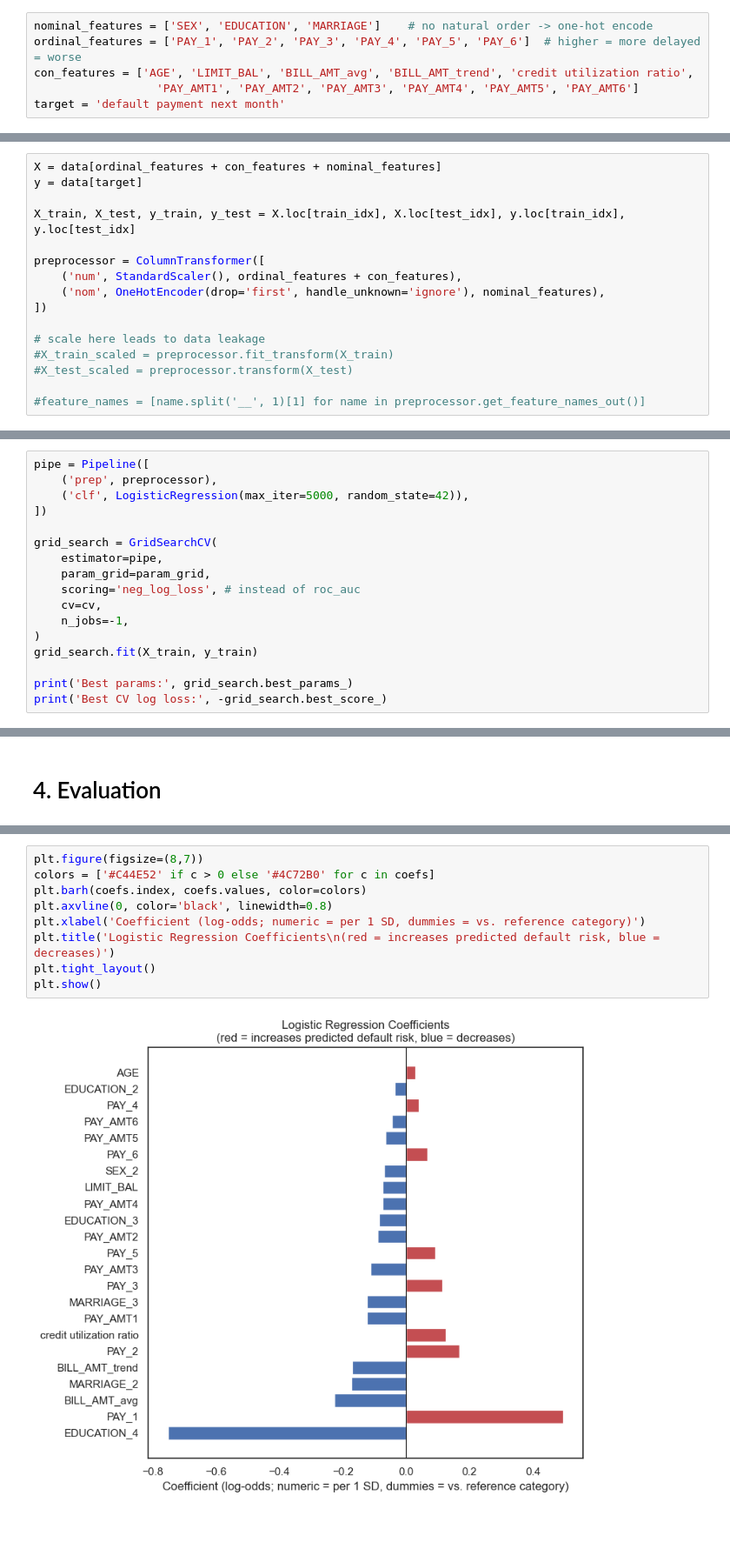
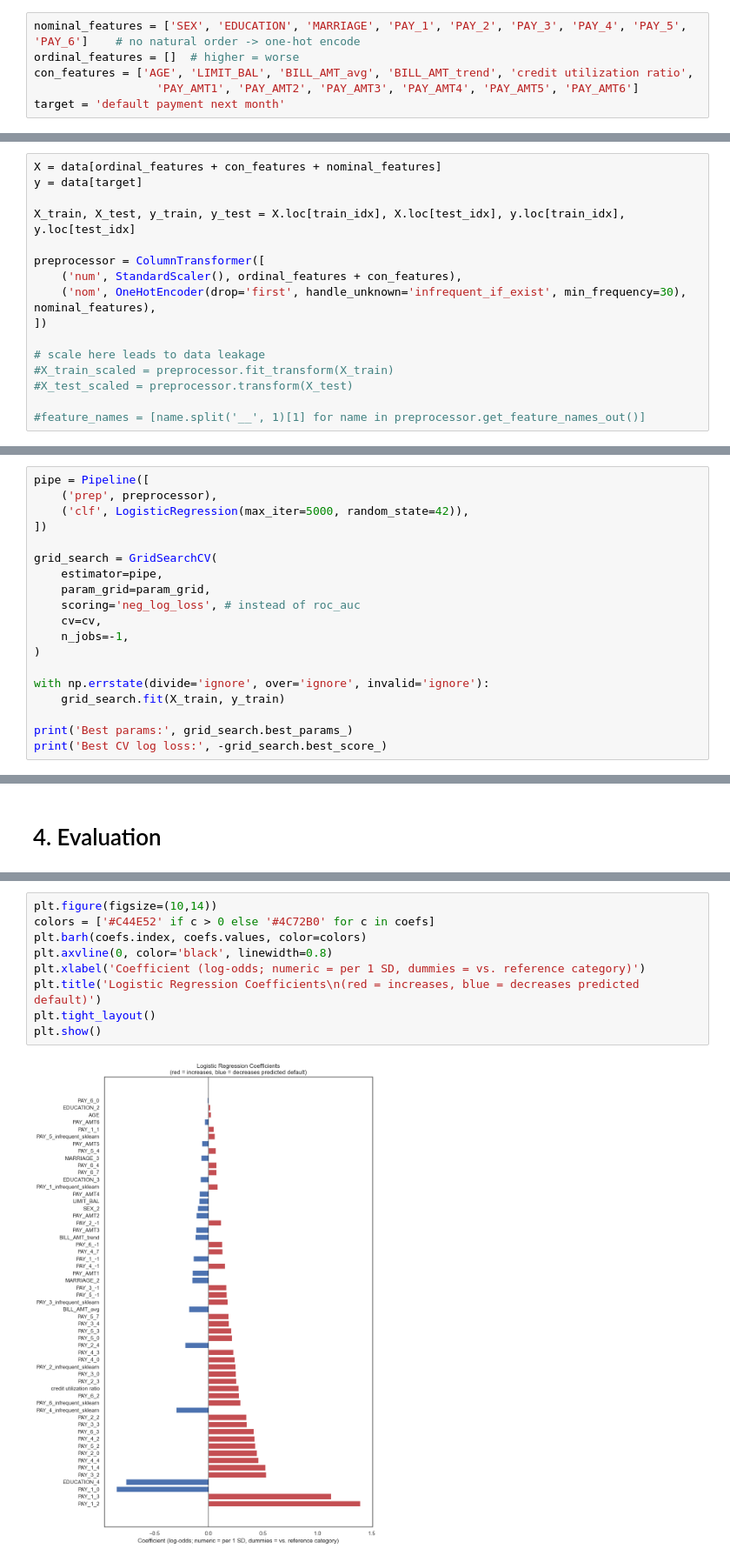
Before and after one commit to nh-nhathoang/default-of-credit-card-clients, a Jupyter notebook: logistic_regression.ipynb, the cells around one changed output, grey strips where cells are left out. Shown at 87% size. Cells and saved outputs as stored; diff of their text form; blank space fills up the shorter version.

```diff
--- a/logistic_regression.ipynb
+++ b/logistic_regression.ipynb
@@ -35,8 +38,8 @@ data
 # %% [markdown]
 # 2. Feature Engineering
 # %%
-nominal_features = ['SEX', 'EDUCATION', 'MARRIAGE']    # no natural order -> one-hot encode
-ordinal_features = ['PAY_1', 'PAY_2', 'PAY_3', 'PAY_4', 'PAY_5', 'PAY_6']  # higher = more delayed = worse
+nominal_features = ['SEX', 'EDUCATION', 'MARRIAGE', 'PAY_1', 'PAY_2', 'PAY_3', 'PAY_4', 'PAY_5', 'PAY_6']    # no natural order -> one-hot encode
+ordinal_features = []  # higher = worse
 con_features = ['AGE', 'LIMIT_BAL', 'BILL_AMT_avg', 'BILL_AMT_trend', 'credit utilization ratio',
                   'PAY_AMT1', 'PAY_AMT2', 'PAY_AMT3', 'PAY_AMT4', 'PAY_AMT5', 'PAY_AMT6']
 target = 'default payment next month'
@@ -115,7 +118,7 @@ X_train, X_test, y_train, y_test = X.loc[train_idx], X.loc[test_idx], y.loc[trai
 
 preprocessor = ColumnTransformer([
     ('num', StandardScaler(), ordinal_features + con_features),
-    ('nom', OneHotEncoder(drop='first', handle_unknown='ignore'), nominal_features),
+    ('nom', OneHotEncoder(drop='first', handle_unknown='infrequent_if_exist', min_frequency=30), nominal_features),
 ])
 
 # scale here leads to data leakage
@@ -148,7 +151,9 @@ grid_search = GridSearchCV(
     cv=cv,
     n_jobs=-1,
 )
-grid_search.fit(X_train, y_train)
+
+with np.errstate(divide='ignore', over='ignore', invalid='ignore'):
+    grid_search.fit(X_train, y_train)
 
 print('Best params:', grid_search.best_params_)
 print('Best CV log loss:', -grid_search.best_score_)
@@ -279,12 +289,12 @@ AGE                         0.030181
 dtype: float64
 # %%
-plt.figure(figsize=(8,7))
+plt.figure(figsize=(10,14))
 colors = ['#C44E52' if c > 0 else '#4C72B0' for c in coefs]
 plt.barh(coefs.index, coefs.values, color=colors)
 plt.axvline(0, color='black', linewidth=0.8)
 plt.xlabel('Coefficient (log-odds; numeric = per 1 SD, dummies = vs. reference category)')
-plt.title('Logistic Regression Coefficients\n(red = increases predicted default risk, blue = decreases)')
+plt.title('Logistic Regression Coefficients\n(red = increases, blue = decreases predicted default)')
 plt.tight_layout()
 plt.show()
 # %% [output]
-[figure, old version]
+[figure, new version]
```
Also changed, not shown: parts of 16 cells of this notebook.
